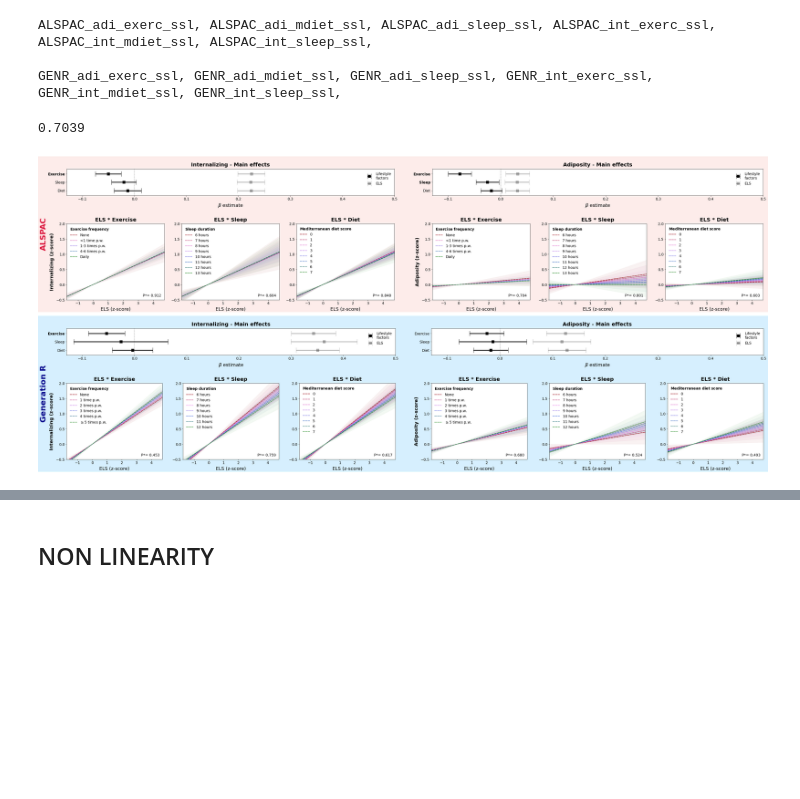
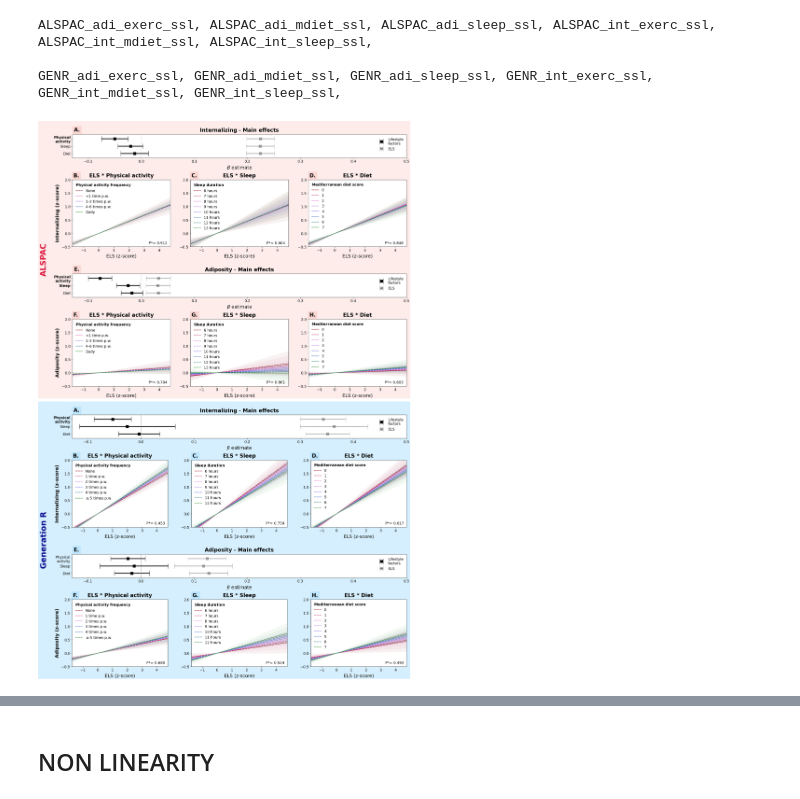
Before and after one commit to SereDef/lifestyle-moderators-project, a Jupyter notebook: Figures.ipynb, the cells around one changed output, grey strips where cells are left out. Drawn from its saved outputs; the diff is of its cells as text; code cells hidden in the pictures; blank space fills up the shorter version.

```diff
--- a/Figures.ipynb
+++ b/Figures.ipynb
@@ -57,7 +63,7 @@ f3 = 14
 lbls=['High internalizing','High adiposity', 'Comorbidity']
 clrs=['royalblue','orange','indianred']
 
-mods = {'exerc':['Exercise','Exercise\ frequency'],
+mods = {'exerc':['Physical activity','Physical activity\ frequency'],
         'sleep':['Sleep','Sleep\ duration'],
         'mdiet':['Diet','Mediterranean\ diet\ score']}
 
@@ -293,6 +328,14 @@ def fig_setup(subf, cohort, els='ELS_z'):
     plot_interac(axs['B'], cohort, 'exerc', els=els)
     plot_interac(axs['C'], cohort, 'sleep', els=els)
     plot_interac(axs['D'], cohort, 'mdiet', els=els)
+
+    for n, an in enumerate(list('ABCD')):
+        aa = axs[an]; pos = [0.005, 1.3] if an=='A' else [0.01,1.1]
+        colr='#fbd7d3' if cohort=='ALSPAC' else '#bde5fd'
+        aa.text(pos[0], pos[1], an+'.', va='top',
+            transform=aa.transAxes, size=f1, weight='bold',
+            bbox=dict(facecolor=colr, edgecolor=colr, pad=5))
+
 
     title = 'Generation R' if cohort == 'GENR' else 'ALSPAC'
     clr_title = 'darkblue' if cohort == 'GENR' else 'crimson'
@@ -307,5 +350,5 @@ subf1, subf2 = f.subfigures(2, 1, wspace=0.2)
 fig_setup(subf1, 'ALSPAC')
 fig_setup(subf2, 'GENR')
 
-f.savefig(respath+'2.Main-results.pdf', dpi=400)
+f.savefig(respath+'2.Main-results_revised.pdf', dpi=400)
 # %% [output]
@@ -329,11 +362,6 @@ read_res_sheets('GENR', 'simpslopes', '170423')
 ALSPAC_adi_exerc_ssl, ALSPAC_adi_mdiet_ssl, ALSPAC_adi_sleep_ssl, ALSPAC_int_exerc_ssl, ALSPAC_int_mdiet_ssl, ALSPAC_int_sleep_ssl,
 
 GENR_adi_exerc_ssl, GENR_adi_mdiet_ssl, GENR_adi_sleep_ssl, GENR_int_exerc_ssl, GENR_int_mdiet_ssl, GENR_int_sleep_ssl,
-# %%
-mod='exerc'
-float(ALSPAC_els_fat.loc[ALSPAC_els_fat.index.str.contains(':'+mod,na=False), 'p.value'])
-# %% [output]
-0.7039
 # %%
 def plot_lninter(ax, cohort, mod, els='ELS_z', out_name=''):
 
@@ -346,7 +374,7 @@ def plot_lninter(ax, cohort, mod, els='ELS_z', out_name=''):
     exerc_frq = ['None','<1 time p.w.','1-3 times p.w.','4-6 times p.w.','Daily'] if cohort=='ALSPAC' else [
                  'None','1 time p.w.','2 times p.w.','3 times p.w.','4 times p.w.',r'$\geq$5 times p.w.']
 
-    mods = {'exerc':['Exercise','Exercise\ frequency', exerc_frq],
+    mods = {'exerc':['Physical activity','Physical\ activity\ frequency', exerc_frq],
             'sleep':['Sleep','Sleep\ duration', [str(h)+' hours' for h in list(range(6,14))]],
             'mdiet':['Diet','Mediterranean\ diet\ score', list(range(0,8))]}
 
@@ -373,7 +401,7 @@ def plot_lninter(ax, cohort, mod, els='ELS_z', out_name=''):
     else:
         ax.set_ylabel(out_name+' (z-score)', fontsize = f2, fontweight='bold', labelpad = 7)
     # Add a title
-    ax.set_title('\nELS * '+mods[mod][0], fontweight = 'bold', fontsize = f1, pad = 10) #'\n'+out_name
+    ax.set_title('ELS * '+mods[mod][0], fontweight = 'bold', fontsize = f1, pad = 10) #'\n'+out_name
     # Add legend
     ax.legend(loc='upper left', ncol=1, fontsize=f3, framealpha=0, # bbox_to_anchor=(1, 1.1),
               title='$\\bf{'+mods[mod][1]+'}$', title_fontsize=f3, alignment='left')
@@ -382,34 +410,41 @@ def plot_lninter(ax, cohort, mod, els='ELS_z', out_name=''):
 # %%
 def fig_setup(subf, cohort, els='ELS_z'):
     background = '#FDECEA' if cohort == 'ALSPAC' else '#D6EFFE' # pink and lightblue
     subf.set_facecolor(background)
 
-    axs = subf.subplot_mosaic('.AAA.BBB.;.CDE.FGH.', height_ratios=[0.7,2],
-                              width_ratios=[0.3]+[2]*3+[0.3]+[2]*3+[0.2]) #"xAAAAy;BBCCDD" sharey=True
+    axs = subf.subplot_mosaic('.AAA;.BCD;.EEE;.FGH', height_ratios=[.7,2, .7,2],
+                              width_ratios=[0.3]+[2]*3) #"xAAAAy;BBCCDD" sharey=True
 
     plot_maineff(axs['A'], cohort, els=els, out_name='Internalizing')
-    plot_maineff(axs['B'], cohort, els=els, out_name='Adiposity')
-    plot_lninter(axs['C'], cohort, 'exerc', els=els, out_name='Internalizing')
-    plot_lninter(axs['D'], cohort, 'sleep', els=els, out_name='Internalizing')
-    plot_lninter(axs['E'], cohort, 'mdiet', els=els, out_name='Internalizing')
+    plot_lninter(axs['B'], cohort, 'exerc', els=els, out_name='Internalizing')
+    plot_lninter(axs['C'], cohort, 'sleep', els=els, out_name='Internalizing')
+    plot_lninter(axs['D'], cohort, 'mdiet', els=els, out_name='Internalizing')
+    plot_maineff(axs['E'], cohort, els=els, out_name='Adiposity')
     plot_lninter(axs['F'], cohort, 'exerc', els=els, out_name='Adiposity')
     plot_lninter(axs['G'], cohort, 'sleep', els=els, out_name='Adiposity')
     plot_lninter(axs['H'], cohort, 'mdiet', els=els, out_name='Adiposity')
 
     title = 'Generation R' if cohort == 'GENR' else 'ALSPAC'
     clr_title = 'darkblue' if cohort == 'GENR' else 'crimson'
     subf.text(0.015, 0.5, title, fontweight='bold', fontsize=f1+10, color=clr_title, rotation=90,
               ha='center', va='center')
 
+    for n, an in enumerate(list('ACDEBFGH')):
+        aa = axs[an]; pos = [0.005, 1.3] if an in['A','E'] else [0.01,1.1]
+        colr='#fbd7d3' if cohort=='ALSPAC' else '#bde5fd'
+        aa.text(pos[0], pos[1], an+'.', va='top',
+            transform=aa.transAxes, size=f1, weight='bold',
+            bbox=dict(facecolor=colr, edgecolor=colr, pad=5))
 
-f = plt.figure(constrained_layout=True, figsize=(40, 17))
 
-subf1, subf2 = f.subfigures(2, 1, wspace=0.2)
+f = plt.figure(constrained_layout=True, figsize=(20, 30))
+
+subf1, subf2 = f.subfigures(2, 1, hspace=0.01)
 
 fig_setup(subf1, 'ALSPAC')
 fig_setup(subf2, 'GENR')
 
-f.savefig(respath+'3.Lin-results.pdf', dpi=400)
+f.savefig(respath+'3.Lin-results_revised.pdf', dpi=400)
 # %% [output]
-[figure, old version]
+[figure, new version]
 # %%
```
Also changed, not shown: parts of 19 cells of this notebook, 4 other files.
